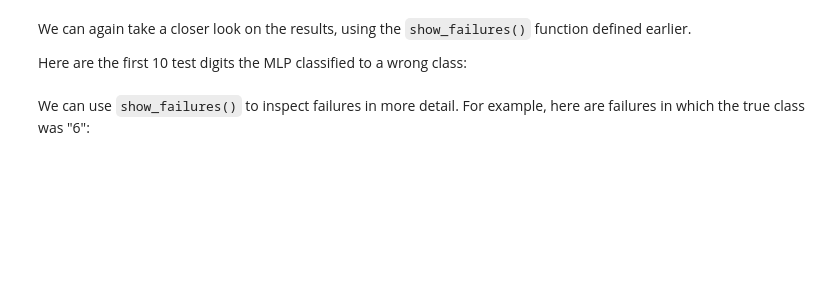
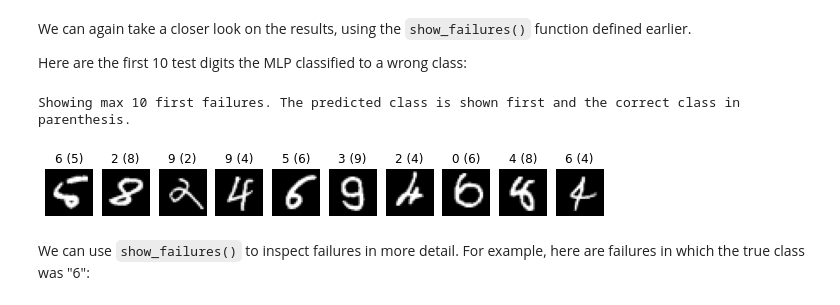
Before and after one commit to argonne-lcf/ATPESC_MachineLearning, a Jupyter notebook: 01_deepLearning/02_keras.ipynb, the cells around one changed output. Saved outputs shown, nothing was run; the diff lists cells and outputs as text; code cells hidden in the pictures; blank space fills up the shorter version.

```diff
--- a/01_deepLearning/02_keras.ipynb
+++ b/01_deepLearning/02_keras.ipynb
@@ -191,0 +195,32 @@ SVG(model_to_dot(model, show_shapes=True, dpi=72).create(prog='dot', format='svg
+# %%
+class NonlinearClassifier(tf.keras.models.Model):
+
+    def __init__(self, activation=tf.nn.tanh):
+        tf.keras.models.Model.__init__(self)
+
+        self.layer_1 = tf.keras.layers.Dense(20, activation='relu')
+
+        # A bit more complex model: (need to uncomment in call fn as well)
+        #self.layer_2 = tf.keras.layers.Dense(50, activation='relu')
+        #self.drop_3 = tf.keras.layers.Dropout(0.2)
+        #self.layer_4 = tf.keras.layers.Dense(50, activation='relu')
+        #self.drop_5 = tf.keras.layers.Dropout(0.2)
+
+        # The last layer needs to be like this:
+        self.layer_out = tf.keras.layers.Dense(10, activation='softmax')
+
+
+    def call(self, inputs):
+
+        x = tf.keras.layers.Flatten()(inputs)
+        x = self.layer_1(x)
+
+        # The more complex version:
+        #x = self.layer_2(x)
+        #x = self.drop_3(x)
+        #x = self.layer_4(x)
+        #x = self.drop_5(x)
+
+        x = self.layer_out(x)
+
+        return x
@@ -192,2 +229,6 @@ SVG(model_to_dot(model, show_shapes=True, dpi=72).create(prog='dot', format='svg
+# %%
+nonlinear_model = NonlinearClassifier()
+
+nonlinear_model.compile(loss="sparse_categorical_crossentropy", optimizer="rmsprop", metrics=['accuracy'])
 # %% [markdown]
 ### Learning
@@ -201,0 +235,7 @@ history = model.fit(X_train, Y_train,
+# %%
+%%time
+# This took around half a second per epoch on my laptop for the simpler version,
+# and around 1 second per epoch for the more complex one.
+batch_size = 512
+epochs = 30
+history = nonlinear_model.fit(x_train, y_train, batch_size=batch_size, epochs=epochs, verbose=2)
@@ -220,9 +286,12 @@ We can again take a closer look on the results, using the `show_failures()` func
 
 Here are the first 10 test digits the MLP classified to a wrong class:
 # %%
-predictions = model.predict(X_test)
+predictions = nonlinear_model.predict(x_test)
 
 show_failures(predictions)
+# %% [output]
+Showing max 10 first failures. The predicted class is shown first and the correct class in parenthesis.
+[figure, added]
 # %% [markdown]
 We can use `show_failures()` to inspect failures in more detail. For example, here are failures in which the true class was "6":
 # %%
```
Also changed, not shown: parts of 36 cells of this notebook, 1 other file.
